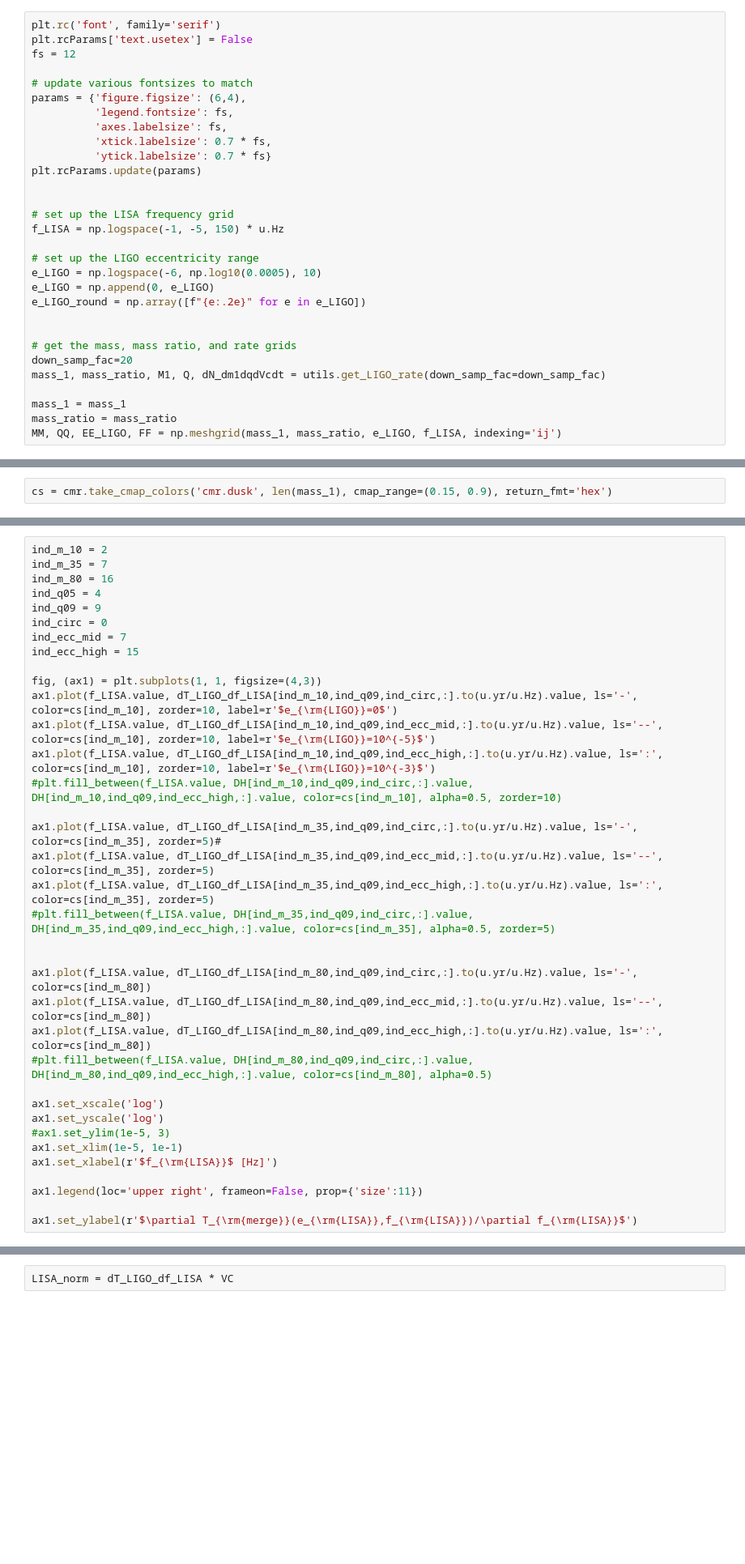
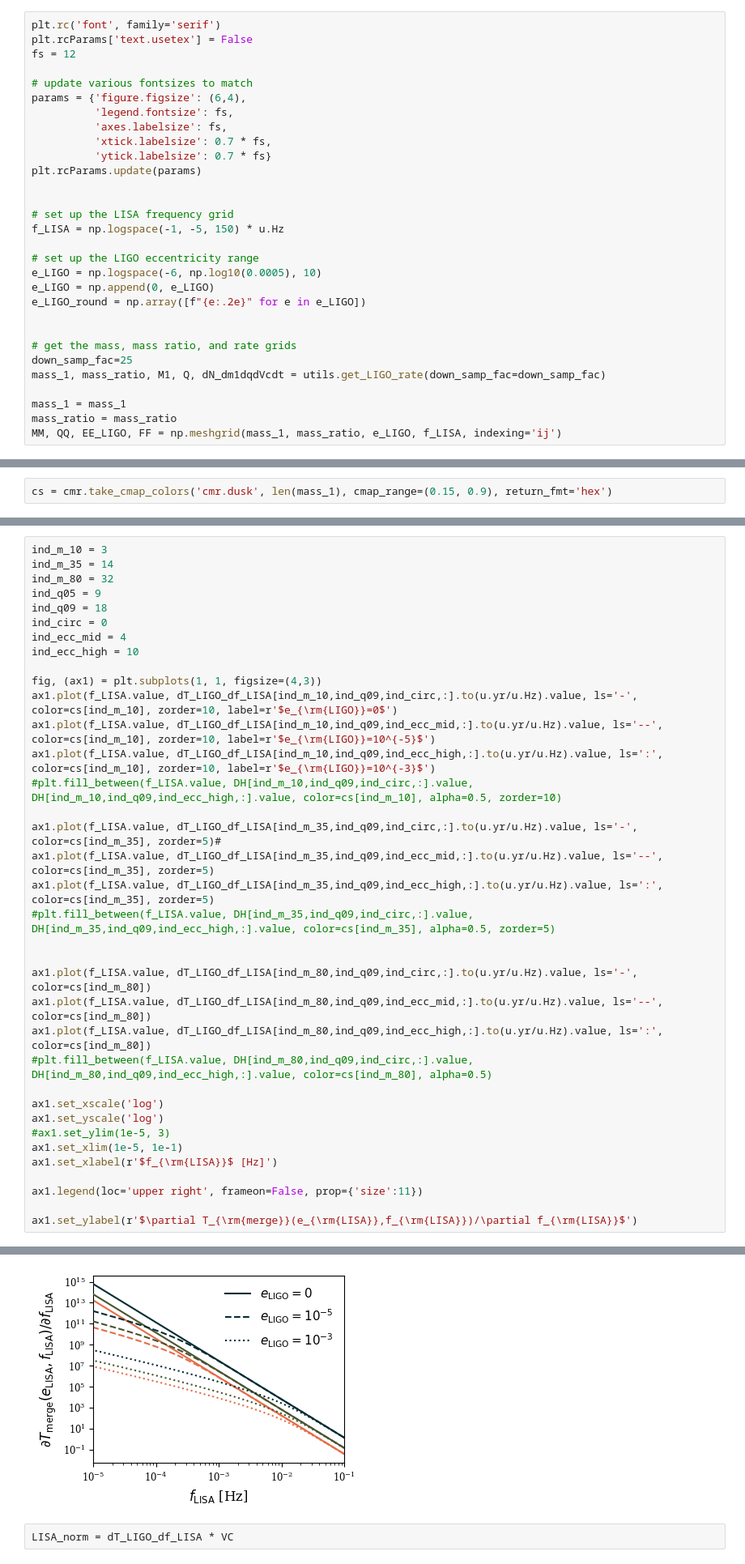
Before and after one commit to katiebreivik/eccentric-catastrophe, a Jupyter notebook: src/scripts/fig2.ipynb, the cells around one changed output, grey strips where cells are left out. Shown: that part at 81% size. Cells and saved outputs as stored; diff of their text form; blank space fills up the shorter version.

```diff
--- a/src/scripts/fig2.ipynb
+++ b/src/scripts/fig2.ipynb
@@ -38,7 +38,7 @@ e_LIGO_round = np.array([f"{e:.2e}" for e in e_LIGO])
 
 
 # get the mass, mass ratio, and rate grids
-down_samp_fac=20
+down_samp_fac=25
 mass_1, mass_ratio, M1, Q, dN_dm1dqdVcdt = utils.get_LIGO_rate(down_samp_fac=down_samp_fac)
 
 mass_1 = mass_1
@@ -231,12 +187,12 @@ ax1.set_ylabel('horizon distance [Gpc]')
 # %%
-ind_m_10 = 2
-ind_m_35 = 7
-ind_m_80 = 16
-ind_q05 = 4
-ind_q09 = 9
+ind_m_10 = 3
+ind_m_35 = 14
+ind_m_80 = 32
+ind_q05 = 9
+ind_q09 = 18
 ind_circ = 0
-ind_ecc_mid = 7
-ind_ecc_high = 15
+ind_ecc_mid = 4
+ind_ecc_high = 10
 
 fig, (ax1) = plt.subplots(1, 1, figsize=(4,3))
 ax1.plot(f_LISA.value, dT_LIGO_df_LISA[ind_m_10,ind_q09,ind_circ,:].to(u.yr/u.Hz).value, ls='-', color=cs[ind_m_10], zorder=10, label=r'$e_{\rm{LIGO}}=0$')
@@ -264,3 +220,4 @@ ax1.set_xlabel(r'$f_{\rm{LISA}}$ [Hz]')
 ax1.legend(loc='upper right', frameon=False, prop={'size':11})
 
 ax1.set_ylabel(r'$\partial T_{\rm{merge}}(e_{\rm{LISA}},f_{\rm{LISA}})/\partial f_{\rm{LISA}}$')
+# %% [output]
@@ -267,3 +225,4 @@ ax1.set_ylabel(r'$\partial T_{\rm{merge}}(e_{\rm{LISA}},f_{\rm{LISA}})/\partial
+[figure, added]
 # %%
 LISA_norm = dT_LIGO_df_LISA * VC
 # %%
```
Also changed, not shown: parts of 26 cells of this notebook, 5 other files.
